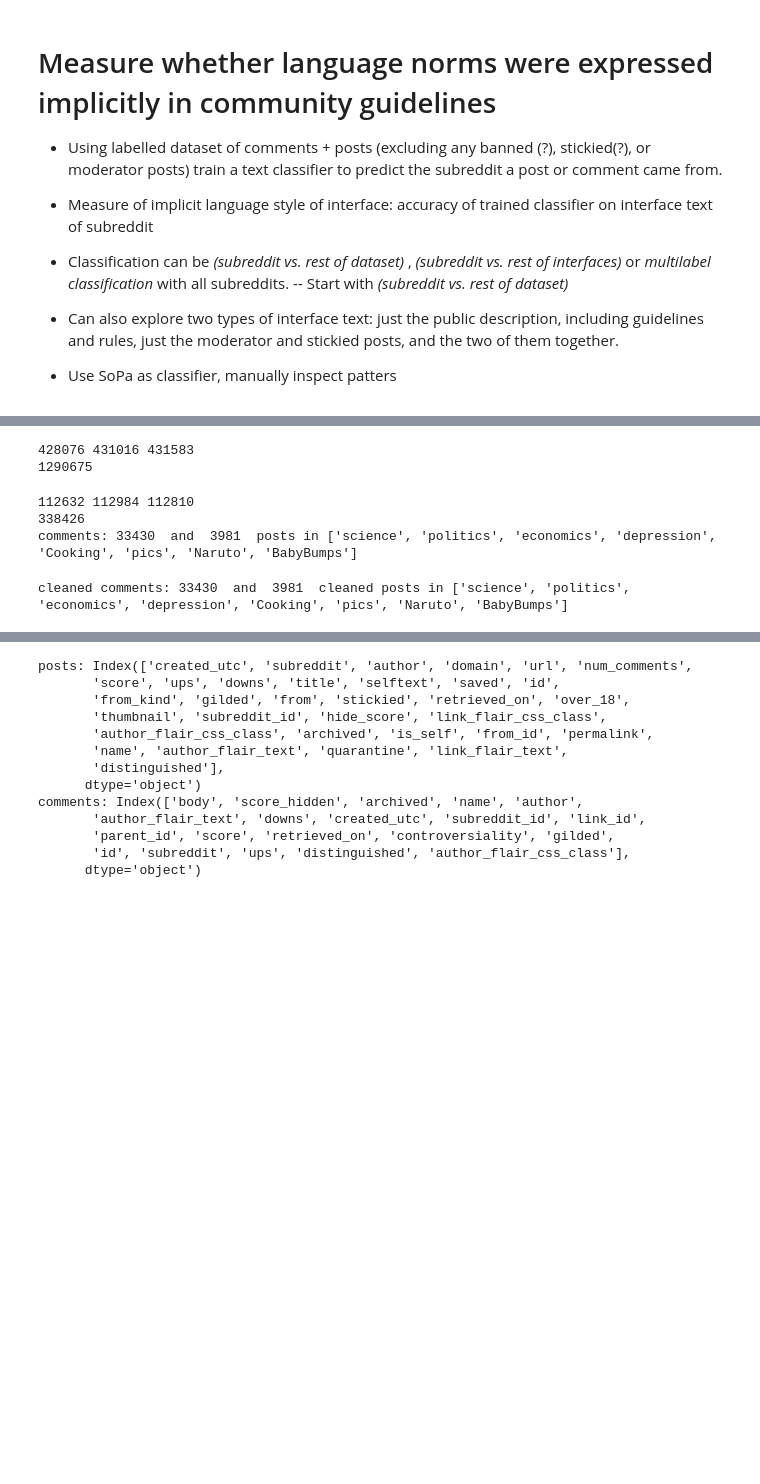
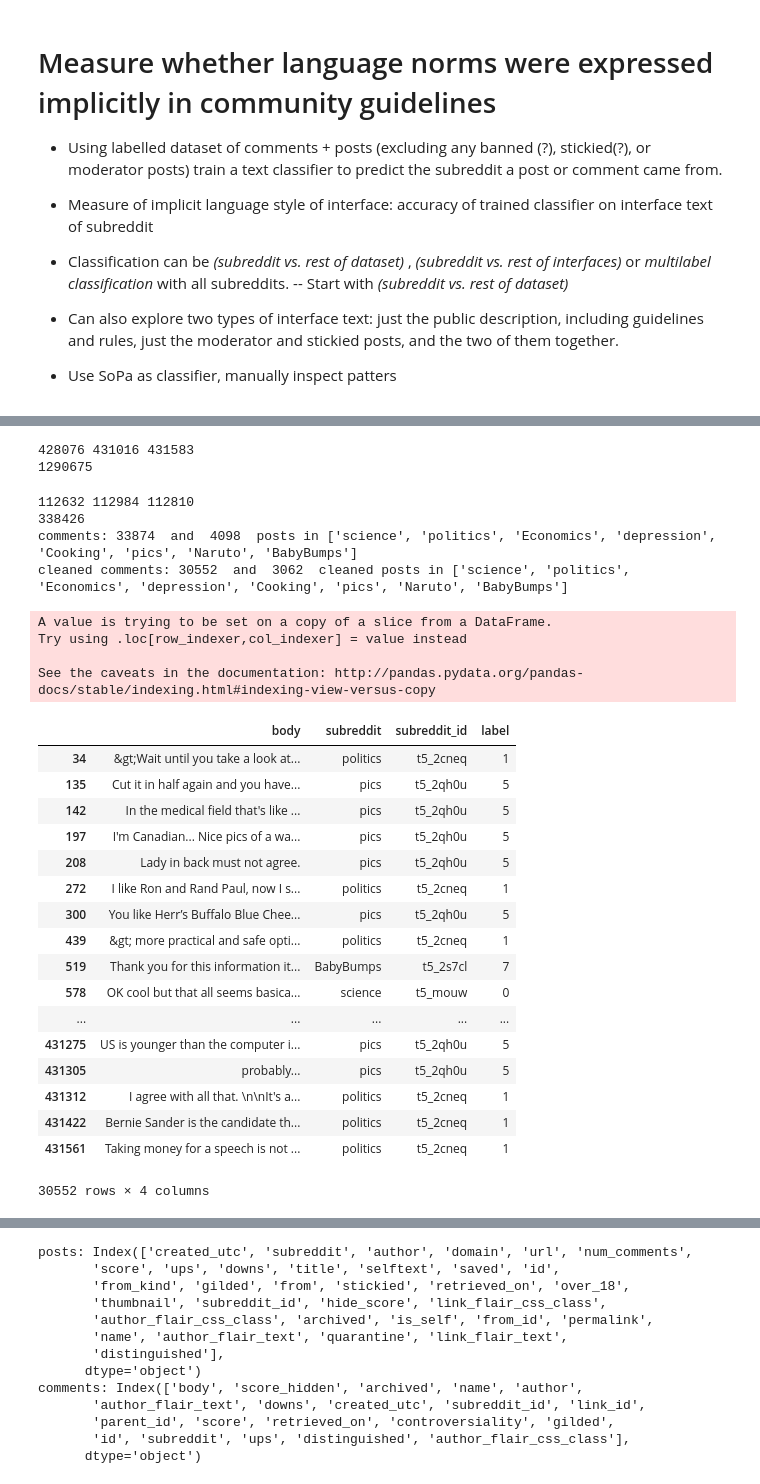
Before and after one commit to talaugust/rscience_language, a Jupyter notebook: Reddit/RQ1b_Implicit_style_guidelines.ipynb, the cells around one changed output, grey strips where cells are left out. Cells and saved outputs as stored; diff of their text form; code cells hidden in the pictures; blank space fills up the shorter version.

```diff
--- a/Reddit/RQ1b_Implicit_style_guidelines.ipynb
+++ b/Reddit/RQ1b_Implicit_style_guidelines.ipynb
@@ -98,8 +136,8 @@ print(len(df_posts))
 
 
 ### Get only the ones in the current tested subreddits
-df_comments = df_comments[df_comments.apply(lambda x: x['subreddit'] in tested_subs, axis=1)]
-df_posts = df_posts[df_posts.apply(lambda x: x['subreddit'] in tested_subs, axis=1)]
+df_comments = df_comments[df_comments.apply(lambda x: x['subreddit_id'] in tested_sub_ids, axis=1)]
+df_posts = df_posts[df_posts.apply(lambda x: x['subreddit_id'] in tested_sub_ids, axis=1)]
 print('comments:', len(df_comments), ' and ', len(df_posts), ' posts in', tested_subs)
 
 
@@ -110,14 +148,11 @@ df_comments_no_removed = df_comments[df_comments['author'].apply(lambda x: x not
 df_posts_no_removed_mod = df_posts_no_removed[df_posts_no_removed['distinguished'] != 'moderator']
 df_comments_no_removed_mod = df_comments_no_removed[df_comments_no_removed['distinguished'] != 'moderator']
 
-print('cleaned comments:', len(df_comments), ' and ', len(df_posts), ' cleaned posts in', tested_subs)
+print('cleaned comments:', len(df_comments_no_removed_mod), ' and ', len(df_posts_no_removed_mod), ' cleaned posts in', tested_subs)
 # %% [output]
 428076 431016 431583
 1290675
 112632 112984 112810
 338426
-comments: 33430  and  3981  posts in ['science', 'politics', 'economics', 'depression', 'Cooking', 'pics', 'Naruto', 'BabyBumps']
+comments: 33874  and  4098  posts in ['science', 'politics', 'Economics', 'depression', 'Cooking', 'pics', 'Naruto', 'BabyBumps']
+cleaned comments: 30552  and  3062  cleaned posts in ['science', 'politics', 'Economics', 'depression', 'Cooking', 'pics', 'Naruto', 'BabyBumps']
-# %%
-print('cleaned comments:', len(df_comments), ' and ', len(df_posts), ' cleaned posts in', tested_subs)
-# %% [output]
-cleaned comments: 33430  and  3981  cleaned posts in ['science', 'politics', 'economics', 'depression', 'Cooking', 'pics', 'Naruto', 'BabyBumps']
@@ -123,0 +163,26 @@ cleaned comments: 33430  and  3981  cleaned posts in ['science', 'politics', 'ec
+# %%
+df_comments_no_removed_mod_labelled = df_comments_no_removed_mod[['body', 'subreddit', 'subreddit_id']]
+df_comments_no_removed_mod_labelled['label'] = df_comments_no_removed_mod_labelled['subreddit_id'].apply(lambda x: subreddit_label_dict[x]).astype(int)
+# %% [output]
+A value is trying to be set on a copy of a slice from a DataFrame.
+Try using .loc[row_indexer,col_indexer] = value instead
+
+See the caveats in the documentation: http://pandas.pydata.org/pandas-docs/stable/indexing.html#indexing-view-versus-copy
+|  | body | subreddit | subreddit_id | label |
+| 34 | &gt;Wait until you take a look at... | politics | t5_2cneq | 1 |
+| 135 | Cut it in half again and you have... | pics | t5_2qh0u | 5 |
+| 142 | In the medical field that's like ... | pics | t5_2qh0u | 5 |
+| 197 | I'm Canadian... Nice pics of a wa... | pics | t5_2qh0u | 5 |
+| 208 | Lady in back must not agree. | pics | t5_2qh0u | 5 |
+| 272 | I like Ron and Rand Paul, now I s... | politics | t5_2cneq | 1 |
+| 300 | You like Herr’s Buffalo Blue Chee... | pics | t5_2qh0u | 5 |
+| 439 | &gt; more practical and safe opti... | politics | t5_2cneq | 1 |
+| 519 | Thank you for this information it... | BabyBumps | t5_2s7cl | 7 |
+| 578 | OK cool but that all seems basica... | science | t5_mouw | 0 |
+| ... | ... | ... | ... | ... |
+| 431275 | US is younger than the computer i... | pics | t5_2qh0u | 5 |
+| 431305 | probably... | pics | t5_2qh0u | 5 |
+| 431312 | I agree with all that. \n\nIt's a... | politics | t5_2cneq | 1 |
+| 431422 | Bernie Sander is the candidate th... | politics | t5_2cneq | 1 |
+| 431561 | Taking money for a speech is not ... | politics | t5_2cneq | 1 |
+30552 rows × 4 columns
```
Also changed, not shown: parts of 16 cells of this notebook, 2 other files.
